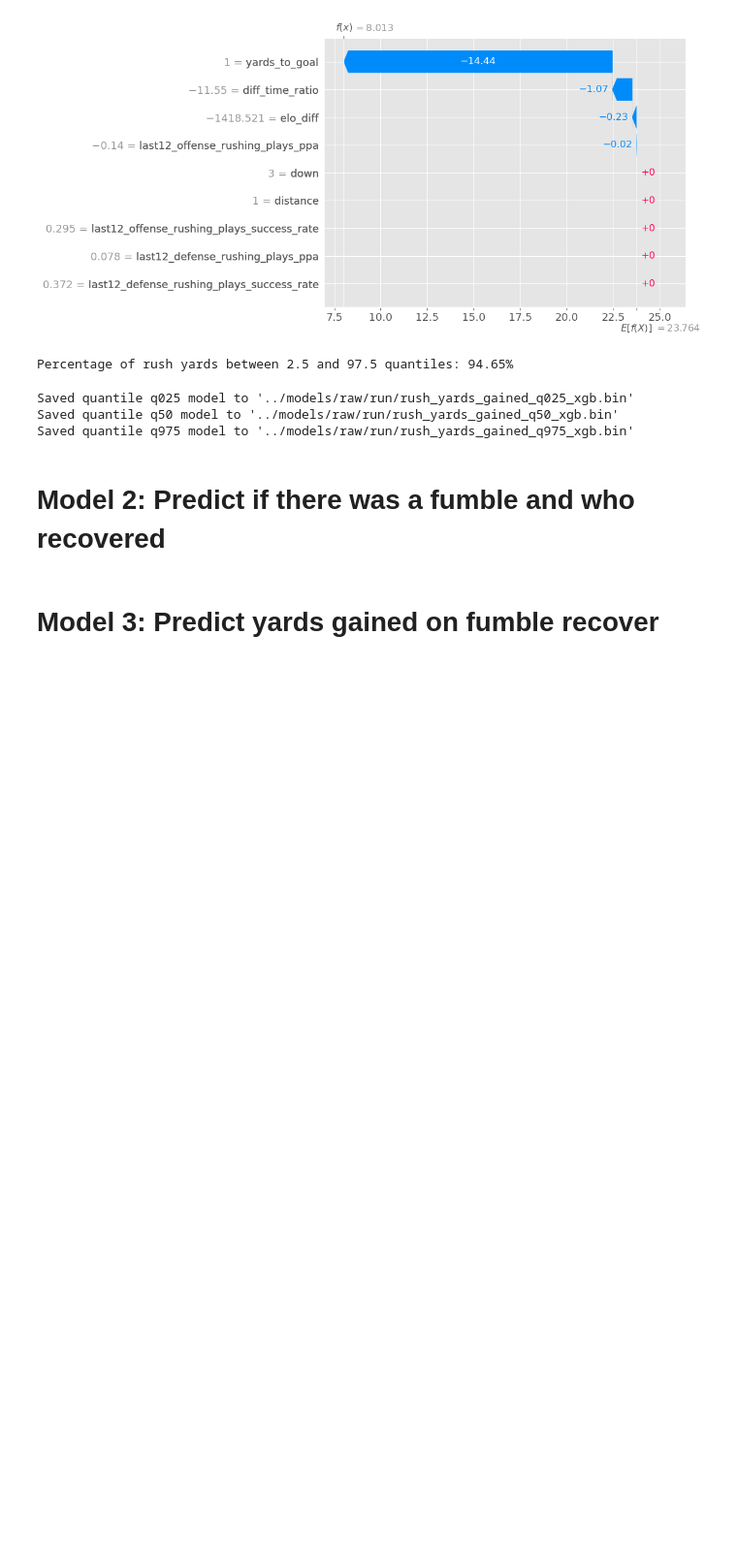
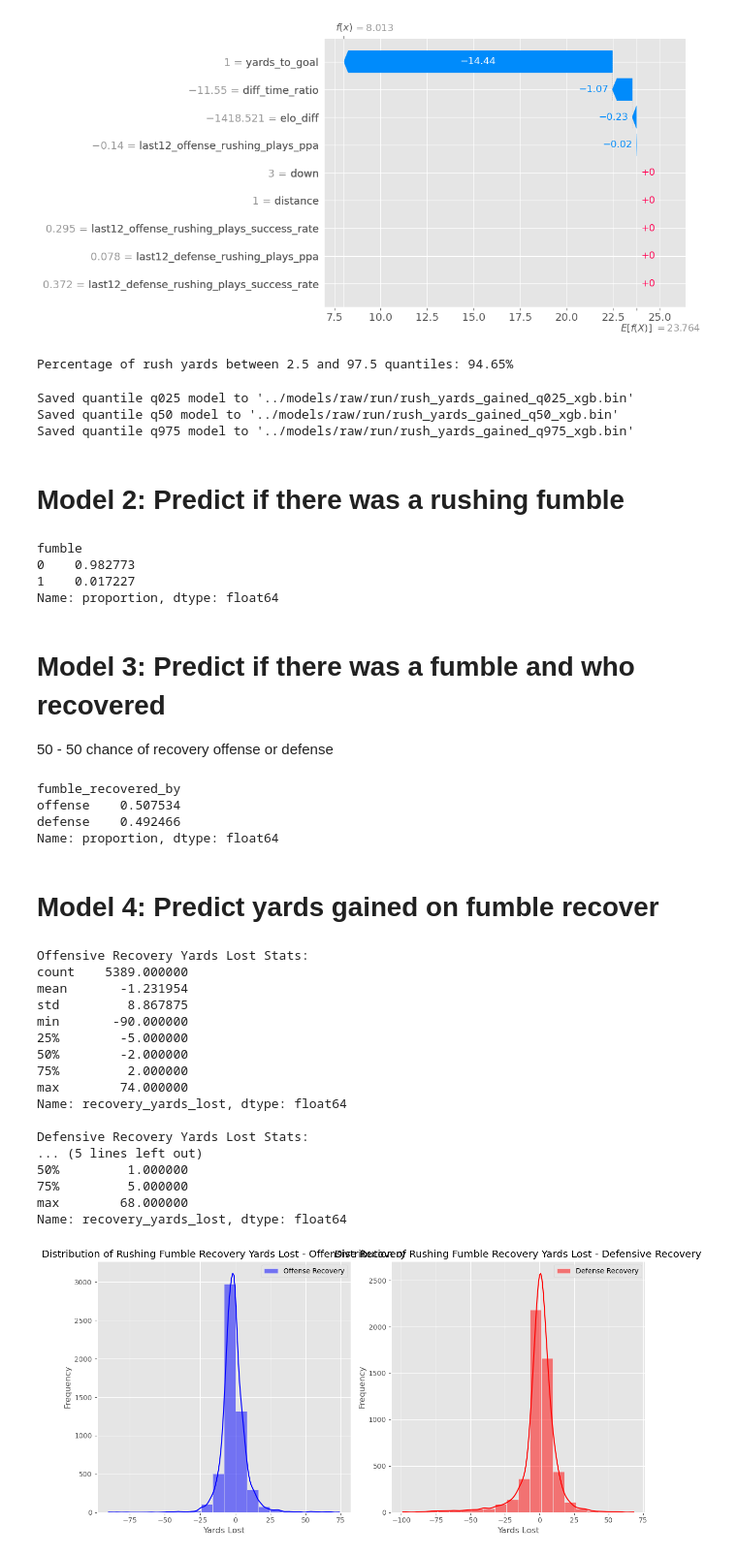
Before and after one commit to lneuendorf/cfb-win-probability, a Jupyter notebook: notebooks/rush_yards.ipynb, the cells around one changed output. Shown: that part at 97% size. Saved outputs shown, nothing was run; the diff lists cells and outputs as text; code cells hidden in the pictures; blank space fills up the shorter version.

Commit message:
finished rush models, adding them to simulator

```diff
--- a/notebooks/rush_yards.ipynb
+++ b/notebooks/rush_yards.ipynb
@@ -1739,7 +1747,80 @@ for q_name, q in zip(["q025", "q50", "q975"], [0.025, 0.5, 0.975]):
 Saved quantile q025 model to '../models/raw/run/rush_yards_gained_q025_xgb.bin'
 Saved quantile q50 model to '../models/raw/run/rush_yards_gained_q50_xgb.bin'
 Saved quantile q975 model to '../models/raw/run/rush_yards_gained_q975_xgb.bin'
+# %% [markdown]
+# Model 2: Predict if there was a rushing fumble
+# %%
+rush_plays.fumble.value_counts(normalize=True)
+# %% [output]
+fumble
+0    0.982773
+1    0.017227
+Name: proportion, dtype: float64
 # %% [markdown]
-# Model 2: Predict if there was a fumble and who recovered
+# Model 3: Predict if there was a fumble and who recovered
+50 - 50 chance of recovery offense or defense
+# %%
+rush_plays.query('fumble == 1 and fumble_recovered_by.isin(["offense","defense"])').fumble_recovered_by.value_counts(normalize=True)
+# %% [output]
+fumble_recovered_by
+offense    0.507534
+defense    0.492466
+Name: proportion, dtype: float64
 # %% [markdown]
-# Model 3: Predict yards gained on fumble recover
+# Model 4: Predict yards gained on fumble recover
+# %%
+qry = (
+    rush_plays
+    .query('fumble == 1 and fumble_recovered_by.isin(["offense","defense"])')
+    .assign(
+        recovery_yards_lost = lambda x:
+            x.rush_yards - x.rush_fumble_recovery_yards
+    )
+)
+feature = 'recovery_yards_lost'
+
+# plot two histograms side by side, for sack fumble yards lost by offense and defense
+plt.figure(figsize=(12, 6))
+plt.subplot(1, 2, 1)
+sns.histplot(
+    qry.query('fumble_recovered_by == "offense"')[feature],
+    bins=20, kde=True, color='blue', label='Offense Recovery'
+)
+print("Offensive Recovery Yards Lost Stats:")
+print(qry.query('fumble_recovered_by == "offense"')[feature].describe())
+plt.title('Distribution of Rushing Fumble Recovery Yards Lost - Offensive Recovery')
+plt.xlabel('Yards Lost')
+plt.ylabel('Frequency')
+plt.legend()
+plt.subplot(1, 2, 2)
+sns.histplot(
+    qry.query('fumble_recovered_by == "defense"')[feature],
+    bins=20, kde=True, color='red', label='Defense Recovery'
+)
+print("\nDefensive Recovery Yards Lost Stats:")
+print(qry.query('fumble_recovered_by == "defense"')[feature].describe())
+plt.title('Distribution of Rushing Fumble Recovery Yards Lost - Defensive Recovery')
+plt.xlabel('Yards Lost')
+plt.ylabel('Frequency')
+plt.legend()
+plt.tight_layout()
+plt.show()
+# %% [output]
+Offensive Recovery Yards Lost Stats:
+count    5389.000000
+mean       -1.231954
+std         8.867875
+min       -90.000000
+25%        -5.000000
+50%        -2.000000
+75%         2.000000
+max        74.000000
+Name: recovery_yards_lost, dtype: float64
+
+Defensive Recovery Yards Lost Stats:
+... (5 lines left out)
+50%         1.000000
+75%         5.000000
+max        68.000000
+Name: recovery_yards_lost, dtype: float64
+[figure, added]
```
Also changed, not shown: parts of 3 cells of this notebook, 5 other files.
